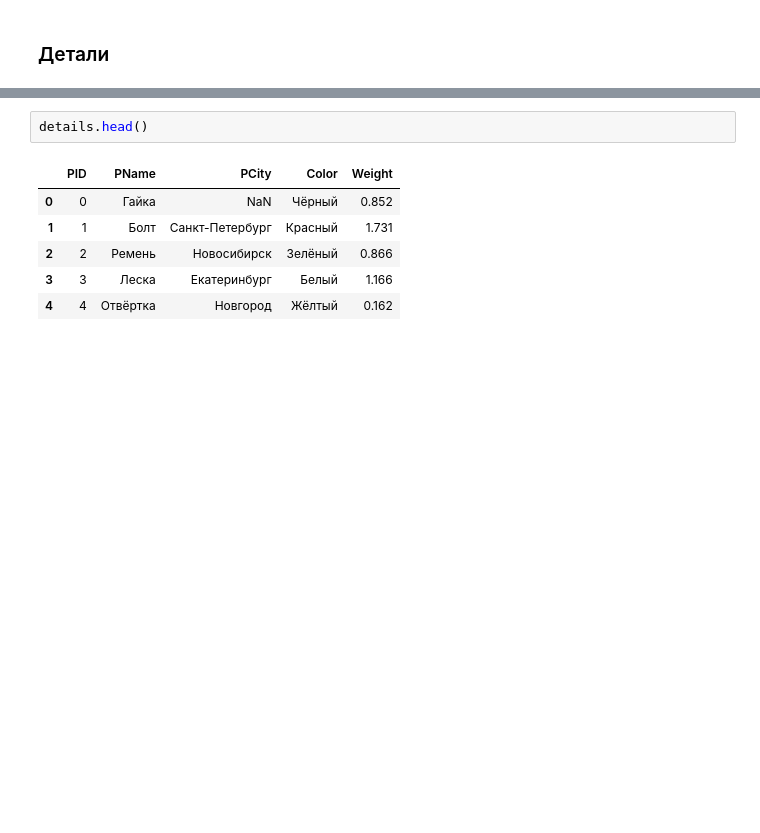
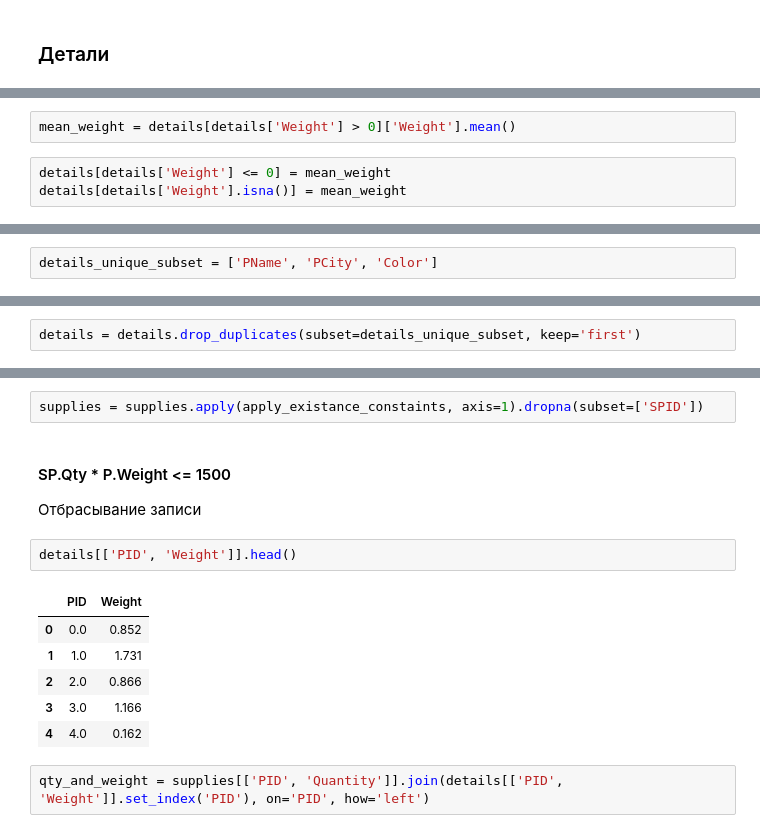
Before and after one commit to eecs-susu/analytical-information-processing, a Jupyter notebook: Data Warehouse and OLAP/scripts/xlsx_converter.ipynb, the cells around one changed output, grey strips where cells are left out. Saved outputs shown, nothing was run; the diff lists cells and outputs as text; blank space fills up the shorter version.

```diff
--- a/Data Warehouse and OLAP/scripts/xlsx_converter.ipynb
+++ b/Data Warehouse and OLAP/scripts/xlsx_converter.ipynb
@@ -131,0 +160,5 @@ providers[np.logical_not(providers['Risk'].isin(possible_risks))]
+# %%
+mean_weight = details[details['Weight'] > 0]['Weight'].mean()
+# %%
+details[details['Weight'] <= 0] = mean_weight
+details[details['Weight'].isna()] = mean_weight
@@ -131,0 +172,2 @@ providers[np.logical_not(providers['Risk'].isin(possible_risks))]
+# %%
+details_unique_subset = ['PName', 'PCity', 'Color']
@@ -131,0 +183,2 @@ providers[np.logical_not(providers['Risk'].isin(possible_risks))]
+# %%
+details = details.drop_duplicates(subset=details_unique_subset, keep='first')
@@ -132,9 +262,16 @@ providers[np.logical_not(providers['Risk'].isin(possible_risks))]
+# %%
+supplies = supplies.apply(apply_existance_constaints, axis=1).dropna(subset=['SPID'])
+# %% [markdown]
+#### SP.Qty * P.Weight <= 1500
+Отбрасывание записи
 # %%
-details.head()
+details[['PID', 'Weight']].head()
 # %% [output]
-|  | PID | PName | PCity | Color | Weight |
-| 0 | 0 | ﻿Гайка | NaN | Чёрный | 0.852 |
-| 1 | 1 | Болт | Санкт-Петербург | Красный | 1.731 |
-| 2 | 2 | Ремень | Новосибирск | Зелёный | 0.866 |
-| 3 | 3 | Леска | Екатеринбург | Белый | 1.166 |
-| 4 | 4 | Отвёртка | Новгород | Жёлтый | 0.162 |
+|  | PID | Weight |
+| 0 | 0.0 | 0.852 |
+| 1 | 1.0 | 1.731 |
+| 2 | 2.0 | 0.866 |
+| 3 | 3.0 | 1.166 |
+| 4 | 4.0 | 0.162 |
+# %%
+qty_and_weight = supplies[['PID', 'Quantity']].join(details[['PID', 'Weight']].set_index('PID'), on='PID', how='left')
```
Also changed, not shown: parts of 42 cells of this notebook.
